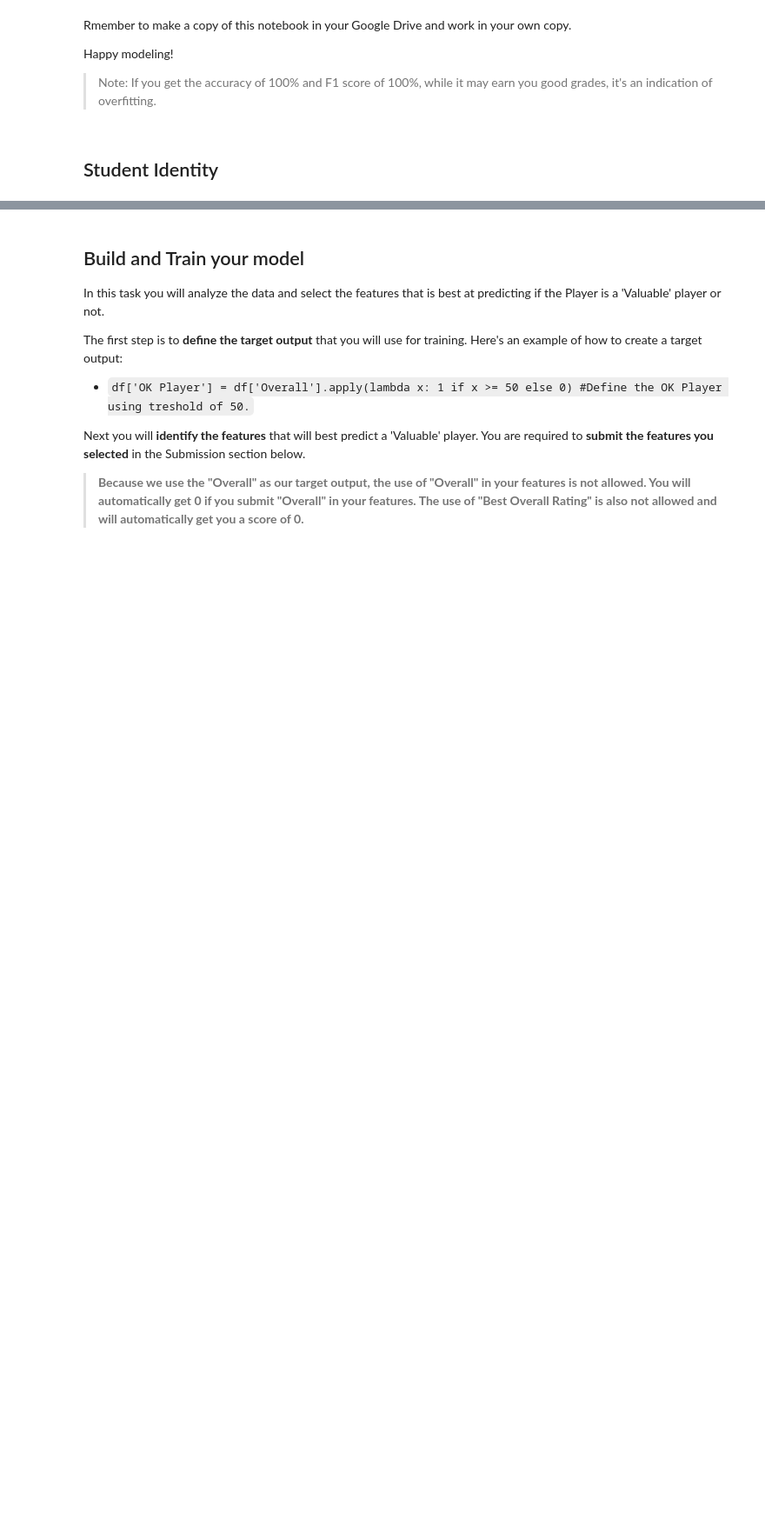
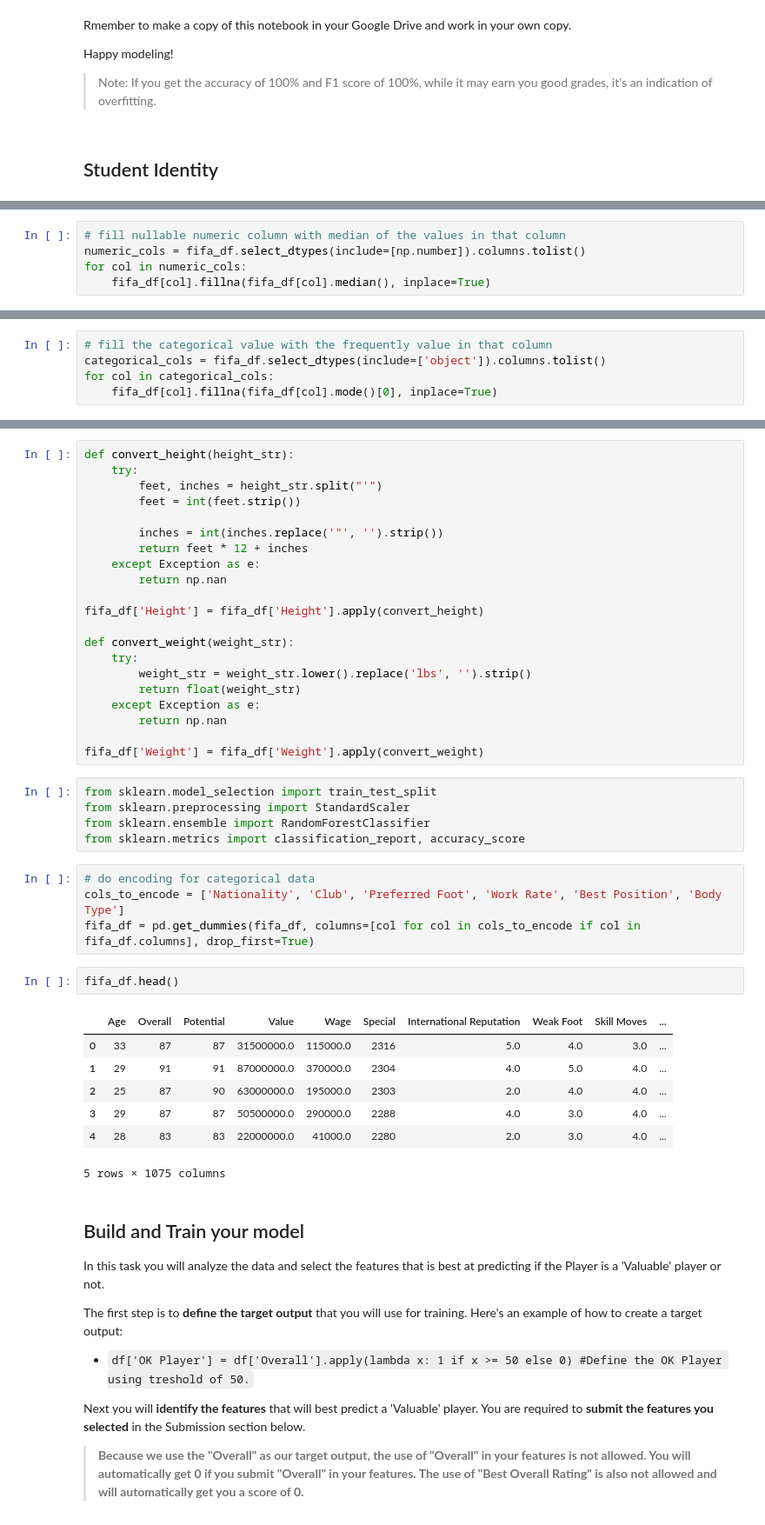
Before and after one commit to adityarifqyfauzan/mastering-ai, a Jupyter notebook: 02_machine_learning_project.ipynb, the cells around one changed output, grey strips where cells are left out. Shown at 87% size. Saved outputs shown, nothing was run; the diff lists cells and outputs as text; blank space fills up the shorter version.

```diff
--- a/02_machine_learning_project.ipynb
+++ b/02_machine_learning_project.ipynb
@@ -83,0 +137,5 @@ In the code block below, you can use the comments to guide you on what to do.
+# %%
+# fill nullable numeric column with median of the values in that column
+numeric_cols = fifa_df.select_dtypes(include=[np.number]).columns.tolist()
+for col in numeric_cols:
+    fifa_df[col].fillna(fifa_df[col].median(), inplace=True)
@@ -83,0 +149,5 @@ In the code block below, you can use the comments to guide you on what to do.
+# %%
+# fill the categorical value with the frequently value in that column
+categorical_cols = fifa_df.select_dtypes(include=['object']).columns.tolist()
+for col in categorical_cols:
+    fifa_df[col].fillna(fifa_df[col].mode()[0], inplace=True)
@@ -84,3 +161,43 @@ In the code block below, you can use the comments to guide you on what to do.
+# %%
+def convert_height(height_str):
+    try:
+        feet, inches = height_str.split("'")
+        feet = int(feet.strip())
+
+        inches = int(inches.replace('"', '').strip())
+        return feet * 12 + inches
+    except Exception as e:
+        return np.nan
+
+fifa_df['Height'] = fifa_df['Height'].apply(convert_height)
+
+def convert_weight(weight_str):
+    try:
+        weight_str = weight_str.lower().replace('lbs', '').strip()
+        return float(weight_str)
+    except Exception as e:
+        return np.nan
+
+fifa_df['Weight'] = fifa_df['Weight'].apply(convert_weight)
+# %%
+from sklearn.model_selection import train_test_split
+from sklearn.preprocessing import StandardScaler
+from sklearn.ensemble import RandomForestClassifier
+from sklearn.metrics import classification_report, accuracy_score
+# %%
+# do encoding for categorical data
+cols_to_encode = ['Nationality', 'Club', 'Preferred Foot', 'Work Rate', 'Best Position', 'Body Type']
+fifa_df = pd.get_dummies(fifa_df, columns=[col for col in cols_to_encode if col in fifa_df.columns], drop_first=True)
+# %%
+fifa_df.head()
+# %% [output]
+|  | Age | Overall | Potential | Value | Wage | Special | International Reputation | Weak Foot | Skill Moves | ... |
+| 0 | 33 | 87 | 87 | 31500000.0 | 115000.0 | 2316 | 5.0 | 4.0 | 3.0 | ... |
+| 1 | 29 | 91 | 91 | 87000000.0 | 370000.0 | 2304 | 4.0 | 5.0 | 4.0 | ... |
+| 2 | 25 | 87 | 90 | 63000000.0 | 195000.0 | 2303 | 2.0 | 4.0 | 4.0 | ... |
+| 3 | 29 | 87 | 87 | 50500000.0 | 290000.0 | 2288 | 4.0 | 3.0 | 4.0 | ... |
+| 4 | 28 | 83 | 83 | 22000000.0 | 41000.0 | 2280 | 2.0 | 3.0 | 4.0 | ... |
+5 rows × 1075 columns
 # %% [markdown]
 ## Build and Train your model
 
```
Also changed, not shown: parts of 12 cells of this notebook.
